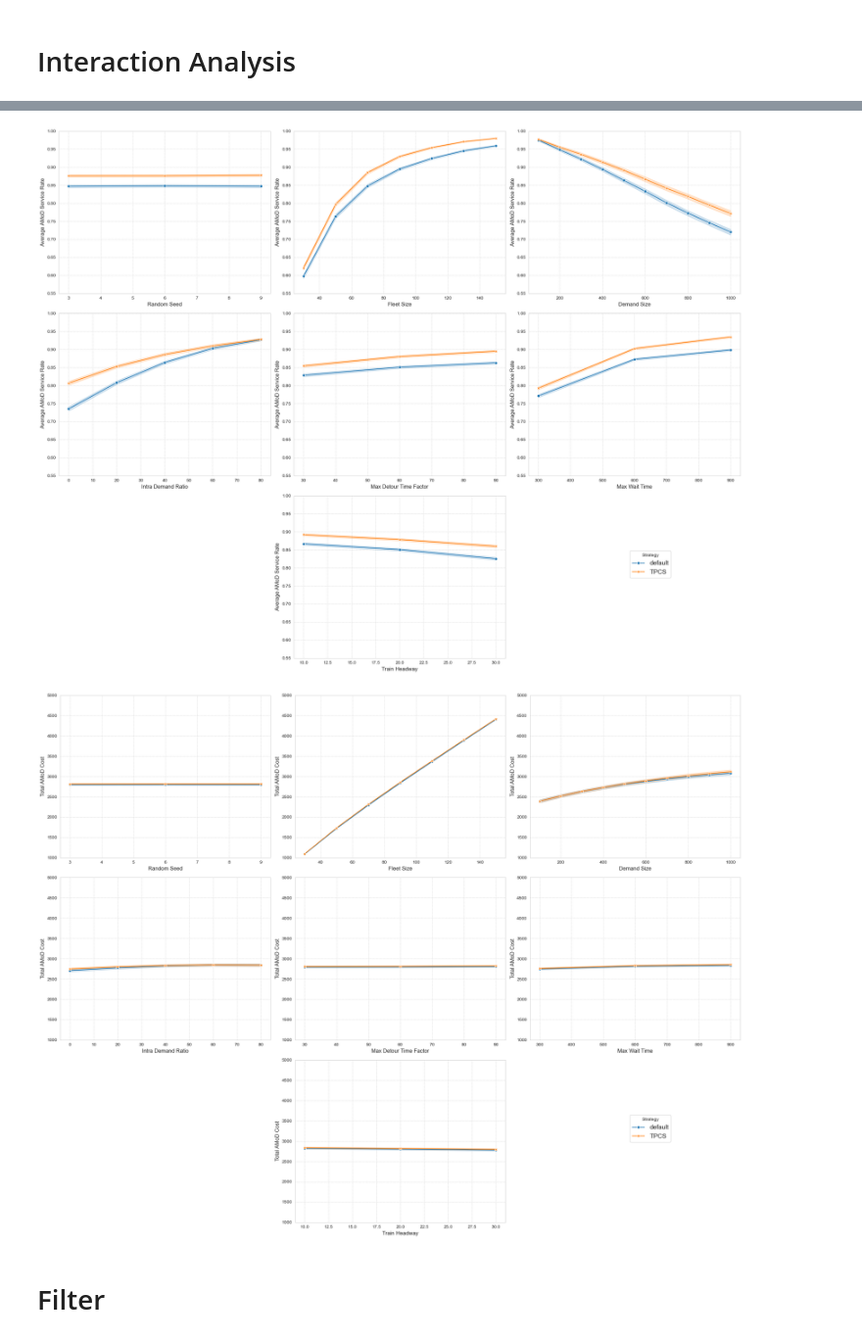
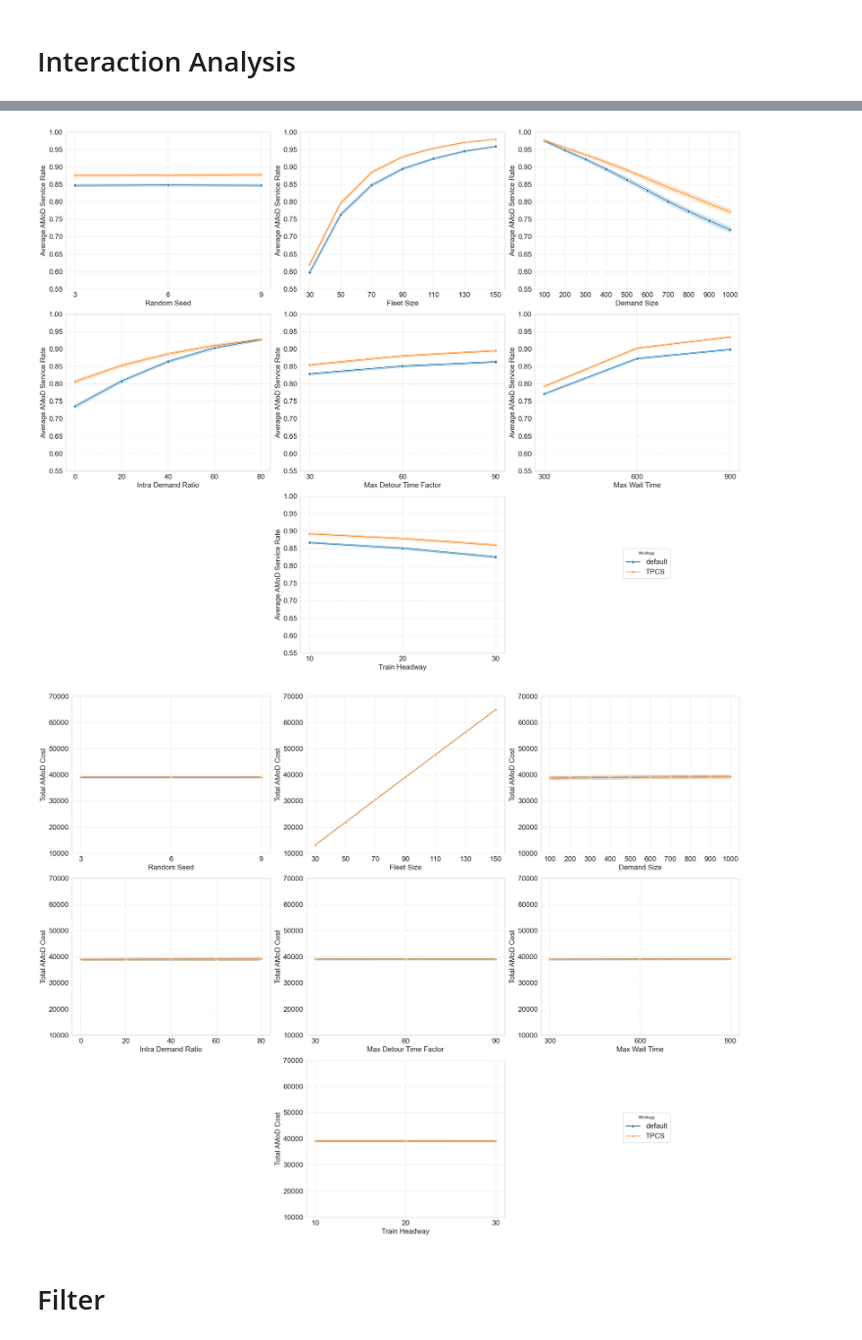
Before and after one commit to ChenhaoDing/J26-TPCS, a Jupyter notebook: 5-VISUALIZE-0-amod-simulations.ipynb, the cells around one changed output, grey strips where cells are left out. Shown at 98% size. Saved outputs shown, nothing was run; the diff lists cells and outputs as text; code cells hidden in the pictures.

```diff
--- a/5-VISUALIZE-0-amod-simulations.ipynb
+++ b/5-VISUALIZE-0-amod-simulations.ipynb
@@ -190,11 +190,15 @@ def draw_interaction_plots(
             ax.get_legend().remove()
 
         # ax.set_title(f'{name_dict.get(variable_name, variable_name)}', fontsize=14)
-        ax.set_xlabel(f'{name_dict.get(variable_name, variable_name)}', fontsize=12)
-        ax.set_ylabel(f'{name_dict.get(kpi_column, kpi_column)}', fontsize=12)
+        ax.set_xlabel(f'{name_dict.get(variable_name, variable_name)}', fontsize=16)
+        ax.set_ylabel(f'{name_dict.get(kpi_column, kpi_column)}', fontsize=16)
         ax.grid(True, which='both', linestyle='--', linewidth=0.5)
 
         ax.set_ylim(y_axis_limit)
+        x_ticks_to_show = sorted(data[variable_name].unique())
+        ax.set_xticks(x_ticks_to_show)
+
+        ax.tick_params(labelsize=16)
 
     flat_axes[6].set_visible(False)
     flat_axes[8].set_visible(False)
@@ -208,7 +212,7 @@ def draw_interaction_plots(
         loc='center right',
         bbox_to_anchor=legend_ax.get_position(),
         ncol=1,
-        fontsize=14
+        fontsize=16
     )
 
 
@@ -229,11 +233,11 @@ draw_interaction_plots(kpi_column='average_intracity_journey_time', y_axis_limit
 # %%
 draw_interaction_plots(kpi_column='average_amod_service_rate', y_axis_limit=(0.55, 1.0))
 # %% [output]
-[figure, old version]
+[figure, new version]
 # %%
-draw_interaction_plots(kpi_column='total_amod_cost', y_axis_limit=(1000, 5000))
+draw_interaction_plots(kpi_column='total_amod_cost', y_axis_limit=(10000, 70000))
 # %% [output]
-[figure, old version]
+[figure, new version]
 # %% [markdown]
 # Filter
 # %%
```
Also changed, not shown: parts of 3 cells of this notebook, 4 other files.
